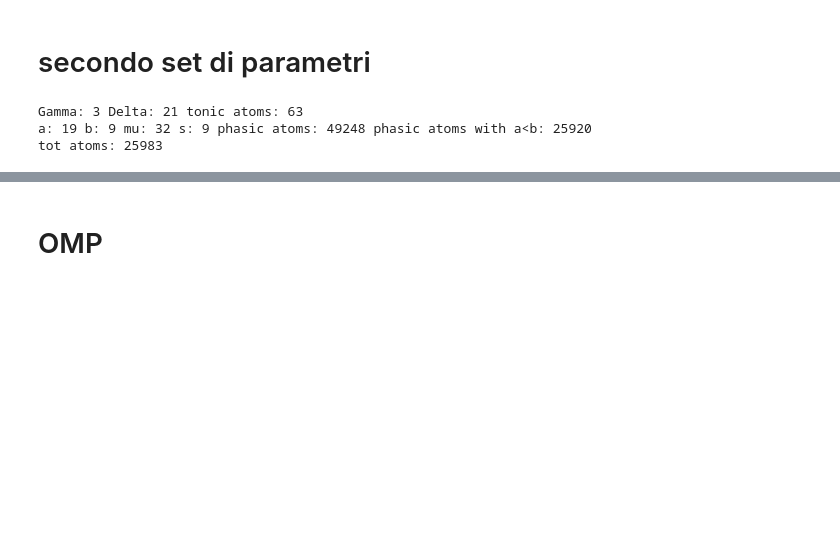
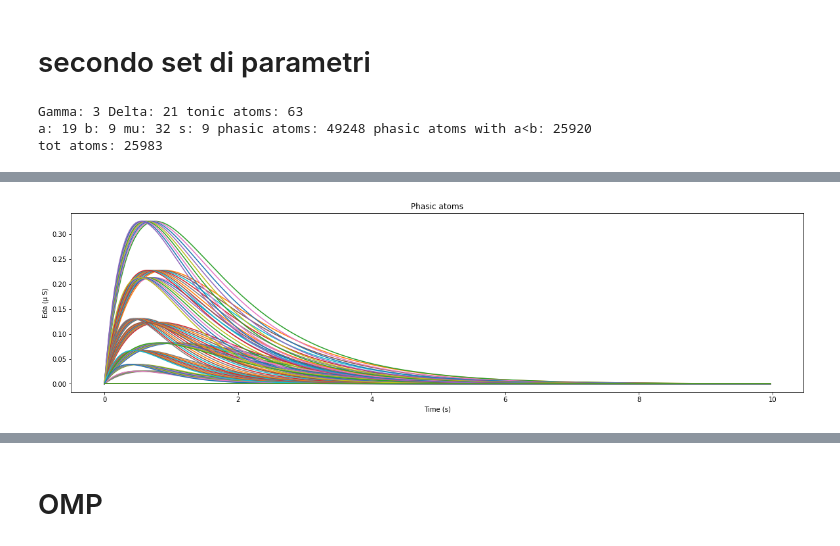
Before and after one commit to Gioelson95/MasterThesis, a Jupyter notebook: code/eda_gram/EDA-Gram-v2.ipynb, the cells around one changed output, grey strips where cells are left out. Drawn from its saved outputs; the diff is of its cells as text; code cells hidden in the pictures; blank space fills up the shorter version.

```diff
--- a/code/eda_gram/EDA-Gram-v2.ipynb
+++ b/code/eda_gram/EDA-Gram-v2.ipynb
@@ -133,8 +169,10 @@ print(D.shape)
 # %%
-t_ = np.arange(0, P, 1)/50
-
+# phasic atoms
 plt.figure(figsize=(20,5))
-plt.title('Signal')
+plt.title('Phasic atoms')
 plt.xlabel('Time (s)')
 plt.ylabel('Eda (\u03BC S)')
-plt.plot(t_, D[1002,:])
+for d in tqdm(range(K1,K2)):
+    plt.plot(t,np.abs(D[d,:]))
+# %% [output]
+[figure, added]
```
Also changed, not shown: parts of 18 cells of this notebook, 6 other files.
